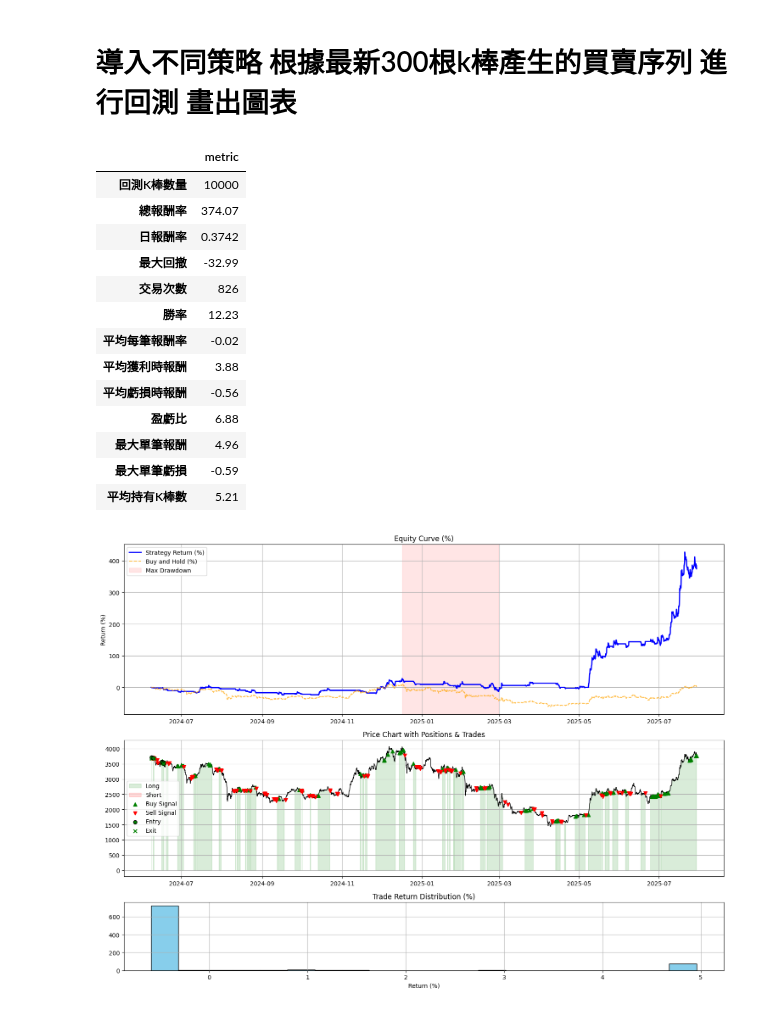
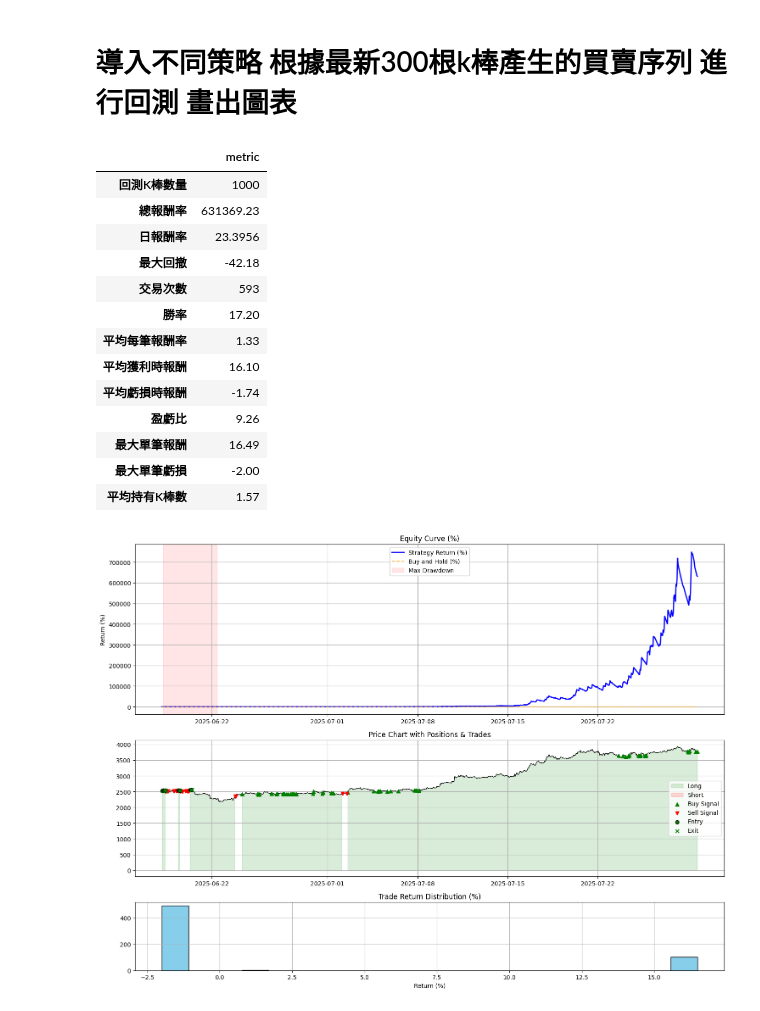
Before and after one commit to skywalker0803r/Vedanta, a Jupyter notebook: backtest_usage.ipynb, the cells around one changed output. Saved outputs shown, nothing was run; the diff lists cells and outputs as text; code cells hidden in the pictures.

```diff
--- a/backtest_usage.ipynb
+++ b/backtest_usage.ipynb
@@ -3,40 +3,39 @@
 # %%
 from Technicalindicatorstrategy import vegas
 from Backtest.backtest import backtest_signals
 from Plot.plot import plot_backtest_result
 import pandas as pd
 from datetime import datetime
 import warnings
 warnings.filterwarnings('ignore')
 
-df_signals = vegas.get_signals('ETHUSDT','1h',datetime.now(),10000)
+df_signals = vegas.get_signals('ETHUSDT','1h',datetime.now(),1000)
 
 result = backtest_signals(
-    df_signals,
+    df_signals.copy(),
     initial_capital = 33, # 1000台幣
-    fee_rate = 0.0004, # 合約手續費
+    fee_rate = 0.0005, # 合約手續費
     leverage = 10, # 槓桿
     allow_short = False, # 是否做空
-    stop_loss = 0.005,       # 停損閾值，例如0.05代表5%
-    take_profit = 0.05,     # 停利閾值
-    capital_ratio = 0.1, # 每次使用的資金佔比
+    stop_loss = 0.001,       # 停損閾值，例如0.05代表5%
+    take_profit = 0.017,     # 停利閾值
+    capital_ratio = 1, # 每次使用的資金佔比
     max_hold_bars = 1000)  # 最大持有K棒數
-
 display(pd.DataFrame(result['metric'],index=['metric']).T)
 plot_backtest_result(result)
 # %% [output]
 |  | metric |
-| 回測K棒數量 | 10000 |
-| 總報酬率 | 374.07 |
-| 日報酬率 | 0.3742 |
-| 最大回撤 | -32.99 |
-| 交易次數 | 826 |
-| 勝率 | 12.23 |
-| 平均每筆報酬率 | -0.02 |
-| 平均獲利時報酬 | 3.88 |
-| 平均虧損時報酬 | -0.56 |
-| 盈虧比 | 6.88 |
-| 最大單筆報酬 | 4.96 |
-| 最大單筆虧損 | -0.59 |
-| 平均持有K棒數 | 5.21 |
+| 回測K棒數量 | 1000 |
+| 總報酬率 | 631369.23 |
+| 日報酬率 | 23.3956 |
+| 最大回撤 | -42.18 |
+| 交易次數 | 593 |
+| 勝率 | 17.20 |
+| 平均每筆報酬率 | 1.33 |
+| 平均獲利時報酬 | 16.10 |
+| 平均虧損時報酬 | -1.74 |
+| 盈虧比 | 9.26 |
+| 最大單筆報酬 | 16.49 |
+| 最大單筆虧損 | -2.00 |
+| 平均持有K棒數 | 1.57 |
-[figure, old version]
+[figure, new version]
```
Also changed, not shown: parts of 1 cell of this notebook.
